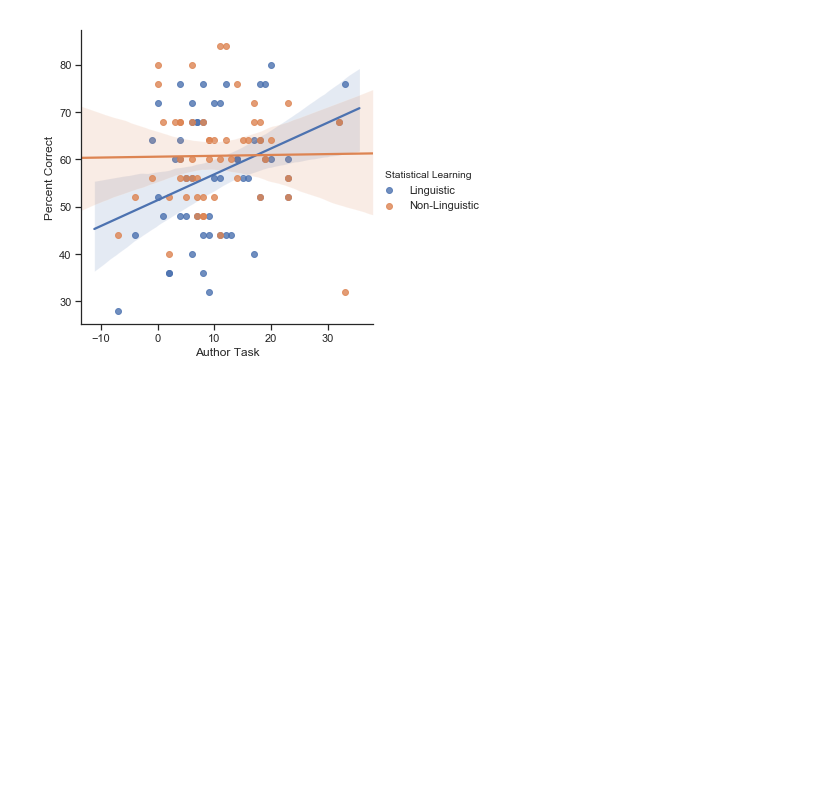
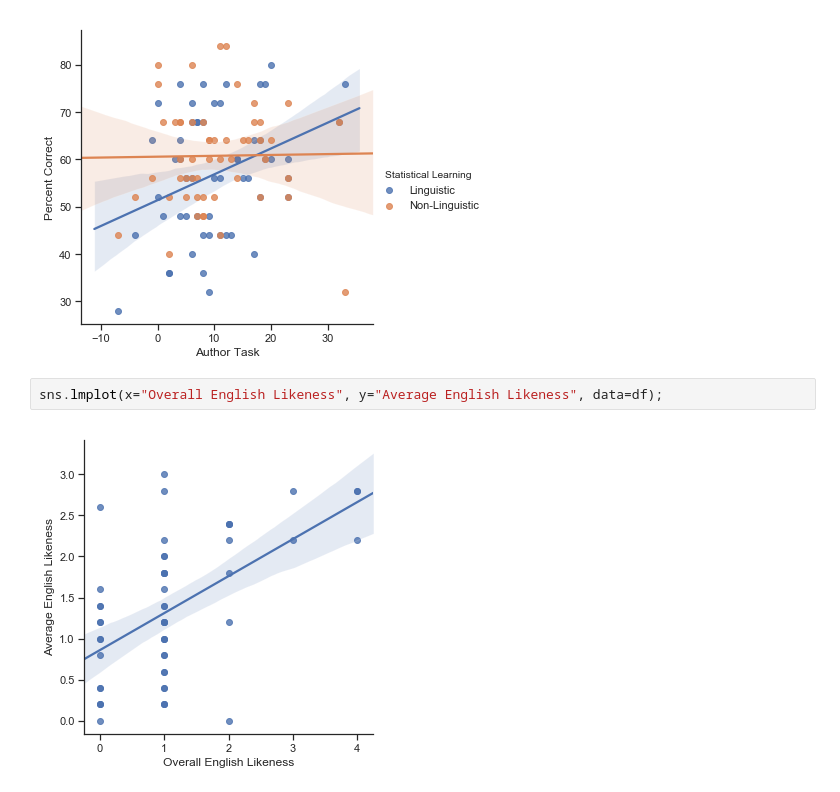
Before and after one commit to Qlab-UDel/qlab, a Jupyter notebook: analysis/heb-analysis/Seaborn_HEB_plot.ipynb, the cells around one changed output. Drawn from its saved outputs; the diff is of its cells as text; blank space fills up the shorter version.

Commit message:
Updating statistics and plotting for HEB

```diff
--- a/analysis/heb-analysis/Seaborn_HEB_plot.ipynb
+++ b/analysis/heb-analysis/Seaborn_HEB_plot.ipynb
@@ -56,3 +51,7 @@ sns.lmplot(x="Author Task", y="Percent Correct", hue="Statistical Learning", dat
 # %% [output]
 [figure]
 [figure]
+# %%
+sns.lmplot(x="Overall English Likeness", y="Average English Likeness", data=df);
+# %% [output]
+[figure, added]
```
Also changed, not shown: parts of 2 cells of this notebook.
